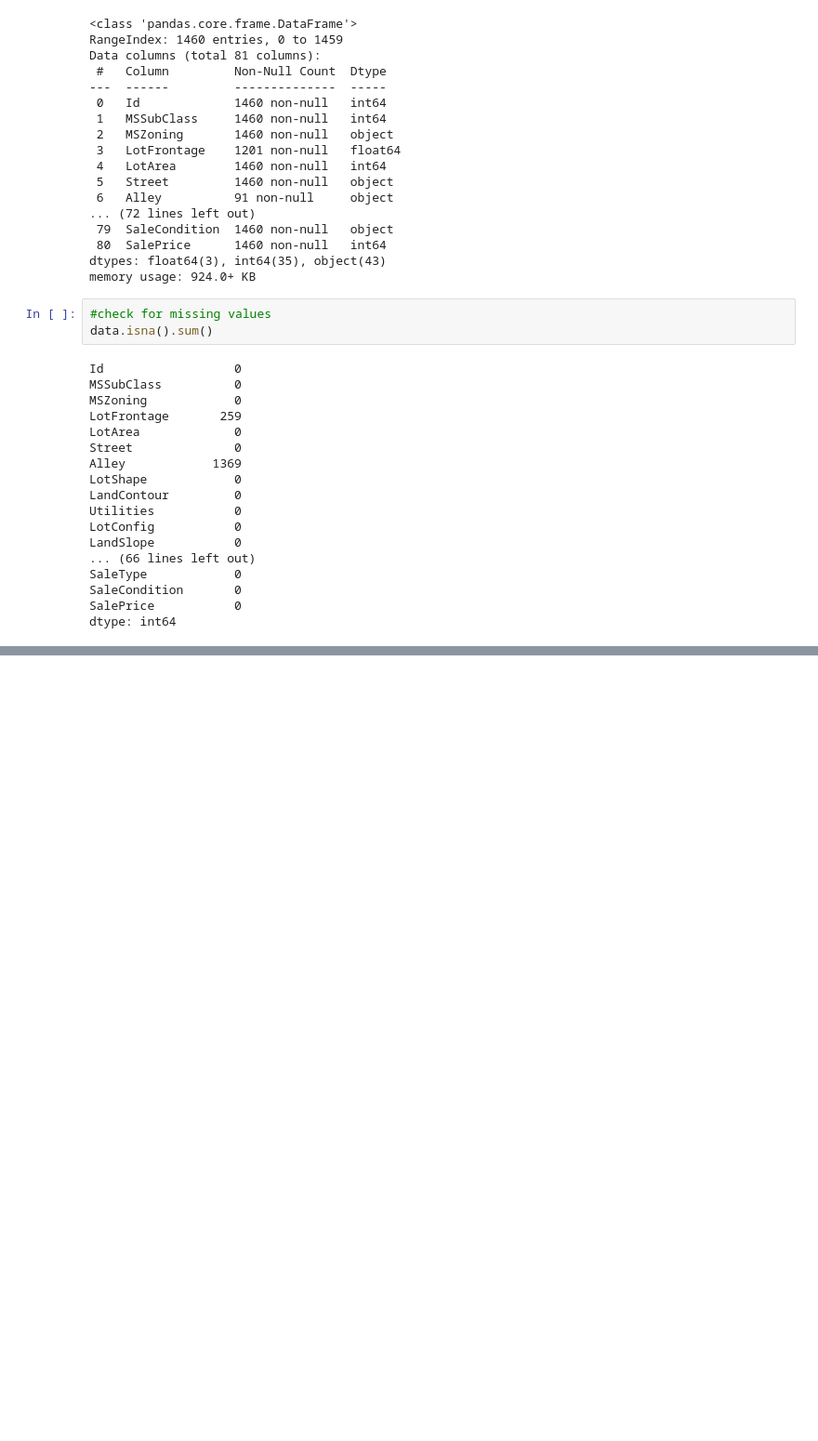
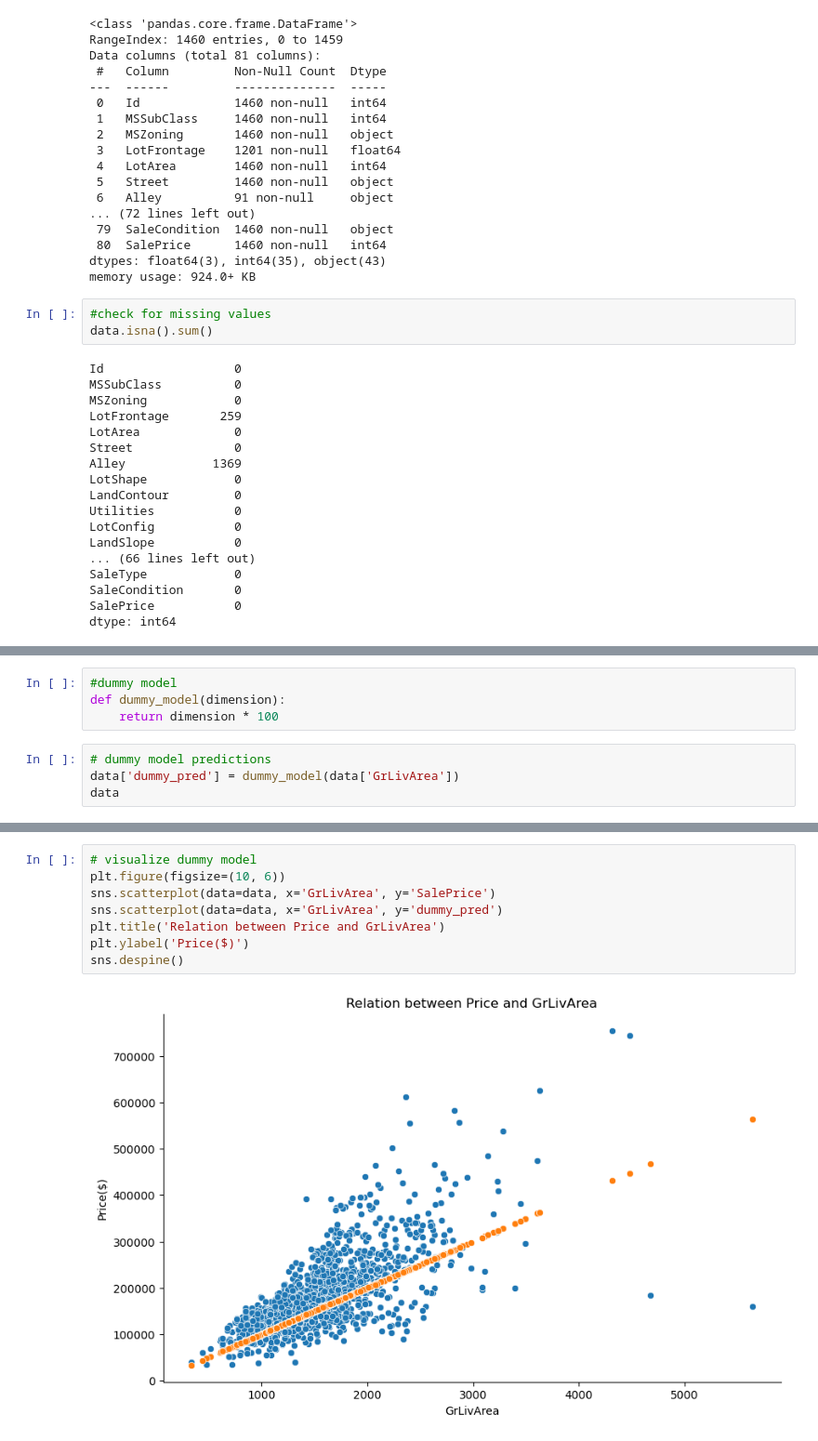
Before and after one commit to Joldon/housing_prices_ML, a Jupyter notebook: housing_prices_regression.ipynb, the cells around one changed output, grey strips where cells are left out. Shown at 93% size. Saved outputs shown, nothing was run; the diff lists cells and outputs as text; blank space fills up the shorter version.

```diff
--- a/housing_prices_regression.ipynb
+++ b/housing_prices_regression.ipynb
@@ -68,0 +112,8 @@ dtype: int64
+# %%
+#dummy model
+def dummy_model(dimension):
+    return dimension * 100
+# %%
+# dummy model predictions
+data['dummy_pred'] = dummy_model(data['GrLivArea'])
+data
@@ -68,0 +134,10 @@ dtype: int64
+# %%
+# visualize dummy model
+plt.figure(figsize=(10, 6))
+sns.scatterplot(data=data, x='GrLivArea', y='SalePrice')
+sns.scatterplot(data=data, x='GrLivArea', y='dummy_pred')
+plt.title('Relation between Price and GrLivArea')
+plt.ylabel('Price($)')
+sns.despine()
+# %% [output]
+[figure, added]
```
Also changed, not shown: parts of 9 cells of this notebook.
